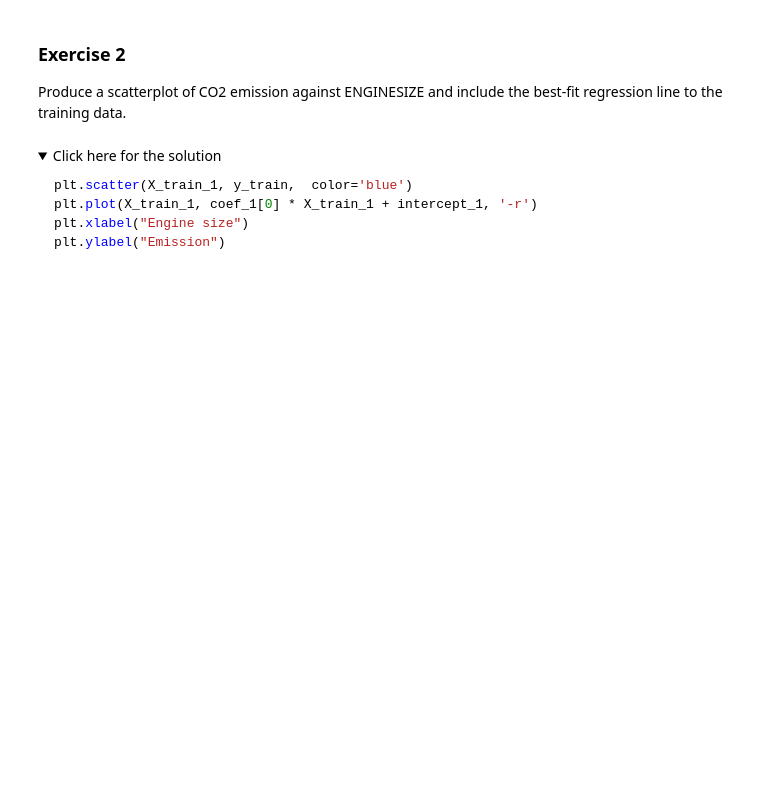
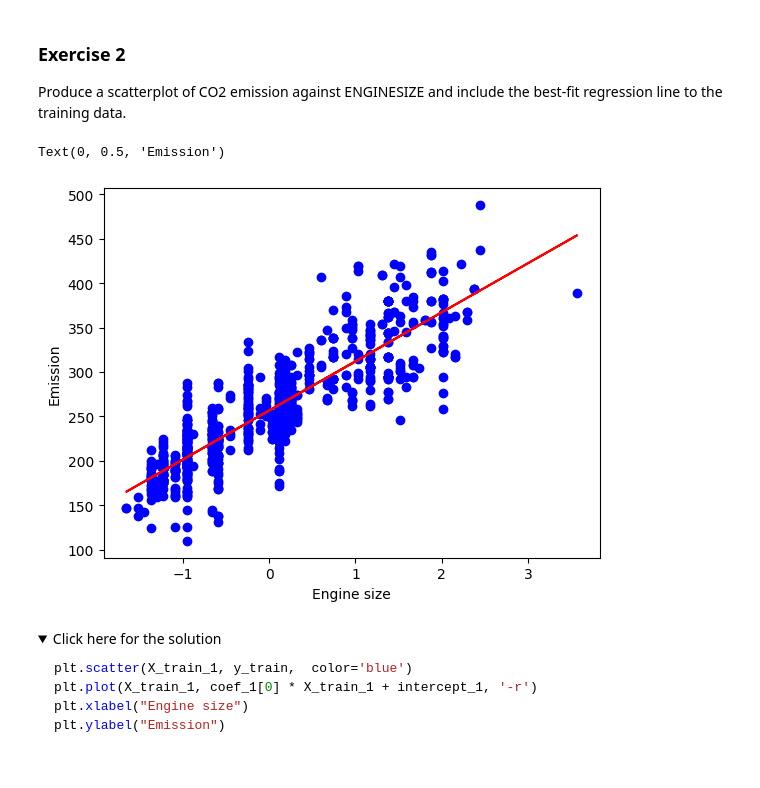
Before and after one commit to DB-db-dron/MachineLearningWithPython, a Jupyter notebook: MachineLearningWithPython/Mulitple-Linear-Regression-v1.ipynb, the cells around one changed output. Cells and saved outputs as stored; diff of their text form; code cells hidden in the pictures; folded sections open; blank space fills up the shorter version.

```diff
--- a/MachineLearningWithPython/Mulitple-Linear-Regression-v1.ipynb
+++ b/MachineLearningWithPython/Mulitple-Linear-Regression-v1.ipynb
@@ -292,12 +336,10 @@ Evidently, the solution is incredibly poor because the model is trying to fit a
 ### Exercise 1
 Determine and print the parameters for the best-fit linear regression line for CO2 emission with respect to engine size.
 # %%
-X_train_1 = # ADD CODE
-
+X_train_1 = X_train[:,0]
 regressor_1 = linear_model.LinearRegression()
-regressor_1.# ADD CODE
-coef_1 =  # ADD CODE
-intercept_1 = # ADD CODE
-
+regressor_1.fit(X_train_1.reshape(-1, 1), y_train)
+coef_1 =  regressor_1.coef_
+intercept_1 = regressor_1.intercept_
 print ('Coefficients: ',coef_1)
 print ('Intercept: ',intercept_1)
@@ -322,10 +367,13 @@ print ('Intercept: ',intercept_1)
 Produce a scatterplot of CO2 emission against ENGINESIZE and include the best-fit regression line to the training data.
 # %%
 # Enter your code here
-plt.scatter(# ADD CODE, y_train,  color='blue')
-plt.plot(# ADD CODE, coef_1[0] * X_train_1 + intercept_1, '-r')
+plt.scatter(X_train_1, y_train,  color='blue')
+plt.plot(X_train_1, coef_1[0] * X_train_1 + intercept_1, '-r')
 plt.xlabel("Engine size")
 plt.ylabel("Emission")
+# %% [output]
+Text(0, 0.5, 'Emission')
+[figure, added]
 # %% [markdown]
 <details><summary>Click here for the solution</summary>
 
```
Also changed, not shown: parts of 15 cells of this notebook.
